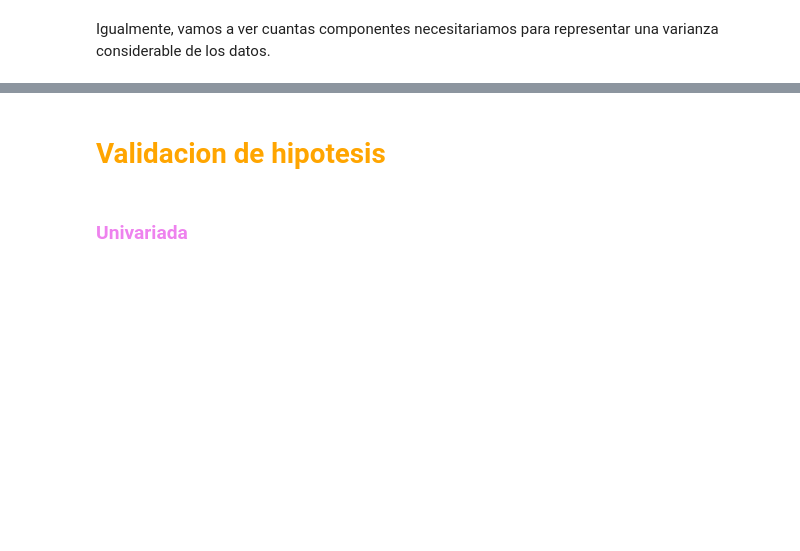
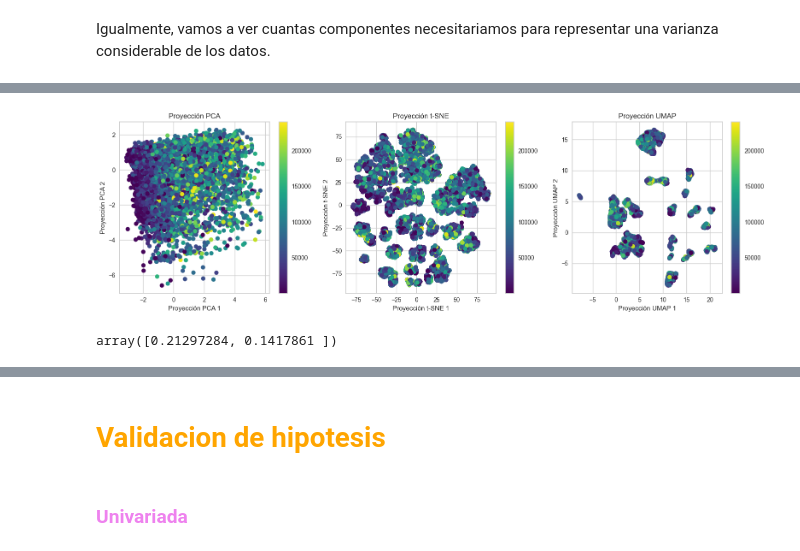
Before and after one commit to gonbenini/ciencia-datos-tpe, a Jupyter notebook: entregable.ipynb, the cells around one changed output, grey strips where cells are left out. Drawn from its saved outputs; the diff is of its cells as text; code cells hidden in the pictures; blank space fills up the shorter version.

```diff
--- a/entregable.ipynb
+++ b/entregable.ipynb
@@ -655,0 +664,3 @@ plt.show()
+# %%
+cols = ['YearsCode', 'WorkExp', 'ConvertedCompYearly', 'JobSat','Age', 'EdLevel', 'OrgSize', 'ToolCountWork', 'DatabaseChoice', 'LanguageChoice', 'PlatformChoice', 'WebframeChoice', 'DevEnvsChoice', 'AIModelsChoice']
+data2= data[cols].dropna()
@@ -655,0 +673,8 @@ plt.show()
+# %%
+graficar_comparativa(data2)
+# %% [output]
+[figure, added]
+# %%
+pca.explained_variance_ratio_[:2]
+# %% [output]
+array([0.21297284, 0.1417861 ])
```
Also changed, not shown: parts of 106 cells of this notebook.
